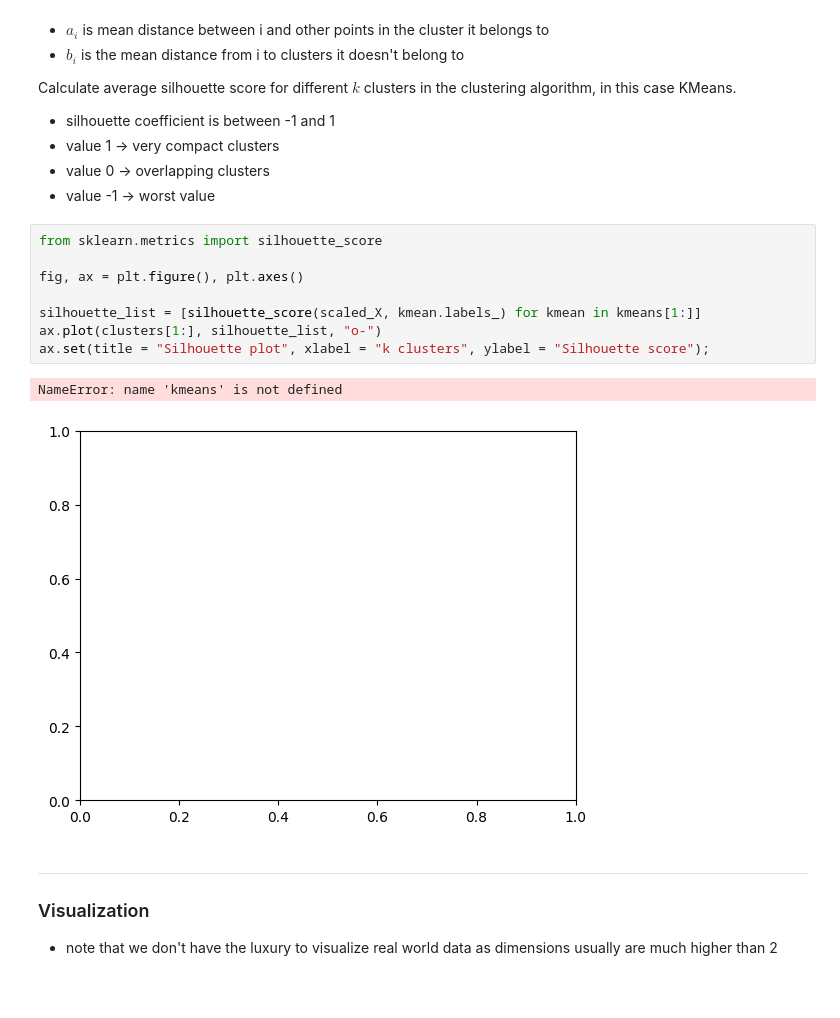
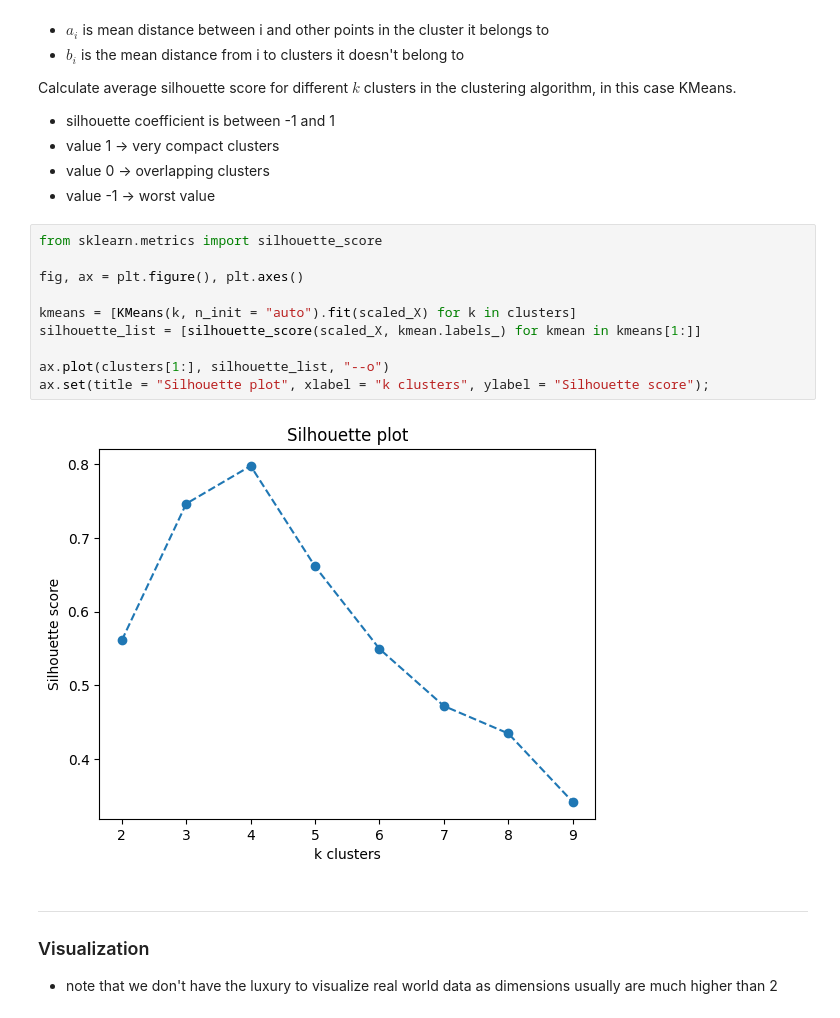
Before and after one commit to Andreas-Svensson/machine_learning, a Jupyter notebook: code-alongs/L13_k_means.ipynb, the cells around one changed output. Saved outputs shown, nothing was run; the diff lists cells and outputs as text; blank space fills up the shorter version.

```diff
--- a/code-alongs/L13_k_means.ipynb
+++ b/code-alongs/L13_k_means.ipynb
@@ -143,14 +172,15 @@ Calculate average silhouette score for different $k$ clusters in the clustering
 # %%
 from sklearn.metrics import silhouette_score
 
 fig, ax = plt.figure(), plt.axes()
 
+kmeans = [KMeans(k, n_init = "auto").fit(scaled_X) for k in clusters]
 silhouette_list = [silhouette_score(scaled_X, kmean.labels_) for kmean in kmeans[1:]]
-ax.plot(clusters[1:], silhouette_list, "o-")
+
+ax.plot(clusters[1:], silhouette_list, "--o")
 ax.set(title = "Silhouette plot", xlabel = "k clusters", ylabel = "Silhouette score");
 # %% [output]
-NameError: name 'kmeans' is not defined
-[figure, old version]
+[figure, new version]
 # %% [markdown]
 ---
 ### Visualization
```
Also changed, not shown: parts of 6 cells of this notebook.
